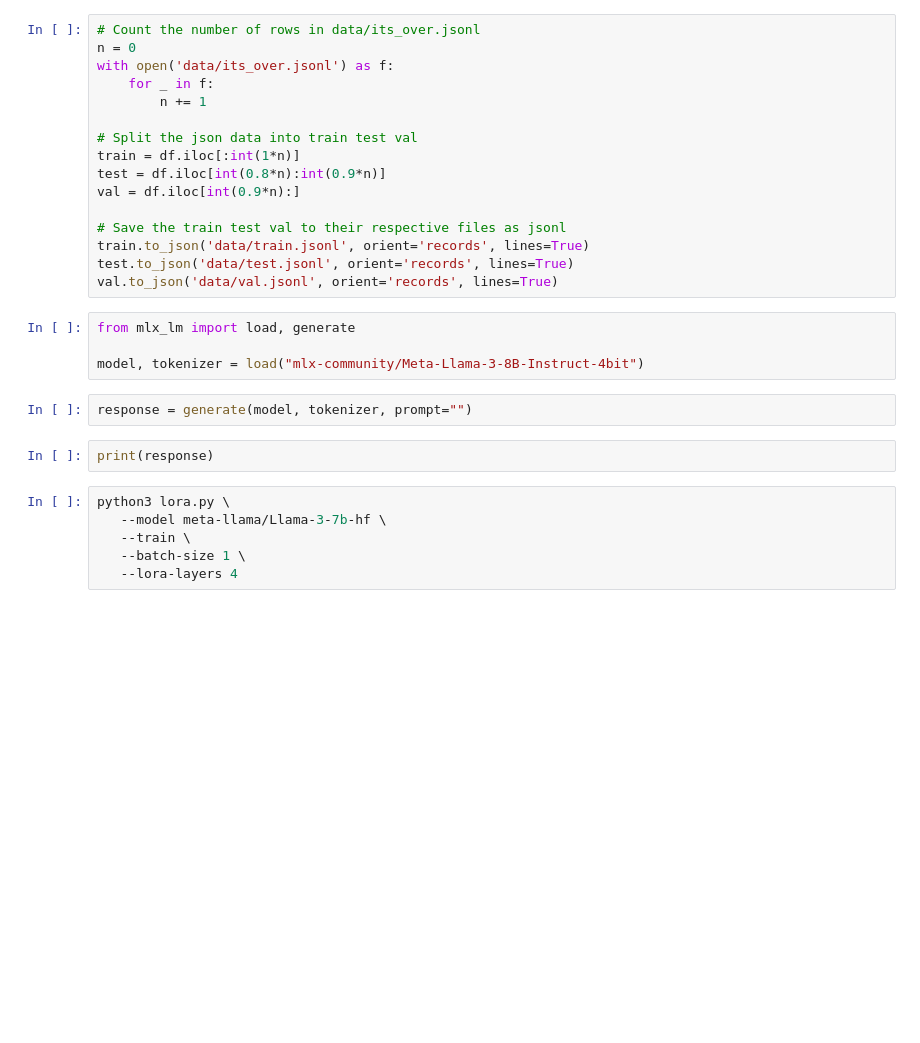
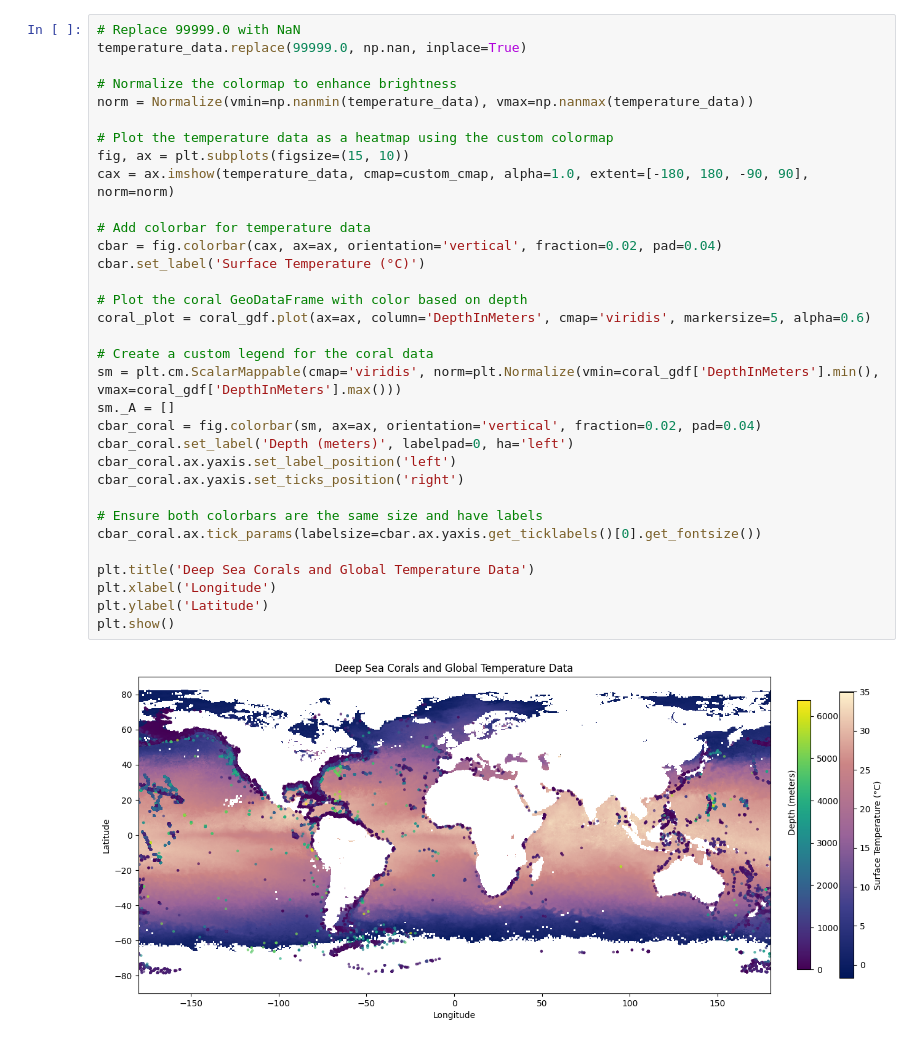
Before and after one commit to 7Zenox/ocean-rag, a Jupyter notebook: llama3.ipynb, the cells around one changed output. Cells and saved outputs as stored; diff of their text form; blank space fills up the shorter version.

Commit message:
Commit 3
- Plot updates
- New Data

```diff
--- a/llama3.ipynb
+++ b/llama3.ipynb
@@ -64,30 +35,35 @@ plt.show()
-# %%
-# Count the number of rows in data/its_over.jsonl
-n = 0
-with open('data/its_over.jsonl') as f:
-    for _ in f:
-        n += 1
-
-# Split the json data into train test val
-train = df.iloc[:int(1*n)]
-test = df.iloc[int(0.8*n):int(0.9*n)]
-val = df.iloc[int(0.9*n):]
-
-# Save the train test val to their respective files as jsonl
-train.to_json('data/train.jsonl', orient='records', lines=True)
-test.to_json('data/test.jsonl', orient='records', lines=True)
-val.to_json('data/val.jsonl', orient='records', lines=True)
-# %%
-from mlx_lm import load, generate
-
-model, tokenizer = load("mlx-community/Meta-Llama-3-8B-Instruct-4bit")
-# %%
-response = generate(model, tokenizer, prompt="")
-# %%
-print(response)
-# %%
-python3 lora.py \
-   --model meta-llama/Llama-3-7b-hf \
-   --train \
-   --batch-size 1 \
-   --lora-layers 4
+# %%
+# Replace 99999.0 with NaN
+temperature_data.replace(99999.0, np.nan, inplace=True)
+
+# Normalize the colormap to enhance brightness
+norm = Normalize(vmin=np.nanmin(temperature_data), vmax=np.nanmax(temperature_data))
+
+# Plot the temperature data as a heatmap using the custom colormap
+fig, ax = plt.subplots(figsize=(15, 10))
+cax = ax.imshow(temperature_data, cmap=custom_cmap, alpha=1.0, extent=[-180, 180, -90, 90], norm=norm)
+
+# Add colorbar for temperature data
+cbar = fig.colorbar(cax, ax=ax, orientation='vertical', fraction=0.02, pad=0.04)
+cbar.set_label('Surface Temperature (°C)')
+
+# Plot the coral GeoDataFrame with color based on depth
+coral_plot = coral_gdf.plot(ax=ax, column='DepthInMeters', cmap='viridis', markersize=5, alpha=0.6)
+
+# Create a custom legend for the coral data
+sm = plt.cm.ScalarMappable(cmap='viridis', norm=plt.Normalize(vmin=coral_gdf['DepthInMeters'].min(), vmax=coral_gdf['DepthInMeters'].max()))
+sm._A = []
+cbar_coral = fig.colorbar(sm, ax=ax, orientation='vertical', fraction=0.02, pad=0.04)
+cbar_coral.set_label('Depth (meters)', labelpad=0, ha='left')
+cbar_coral.ax.yaxis.set_label_position('left')
+cbar_coral.ax.yaxis.set_ticks_position('right')
+
+# Ensure both colorbars are the same size and have labels
+cbar_coral.ax.tick_params(labelsize=cbar.ax.yaxis.get_ticklabels()[0].get_fontsize())
+
+plt.title('Deep Sea Corals and Global Temperature Data')
+plt.xlabel('Longitude')
+plt.ylabel('Latitude')
+plt.show()
+# %% [output]
+[figure, added]
```
Also changed, not shown: parts of 7 cells of this notebook, 13 other files.
